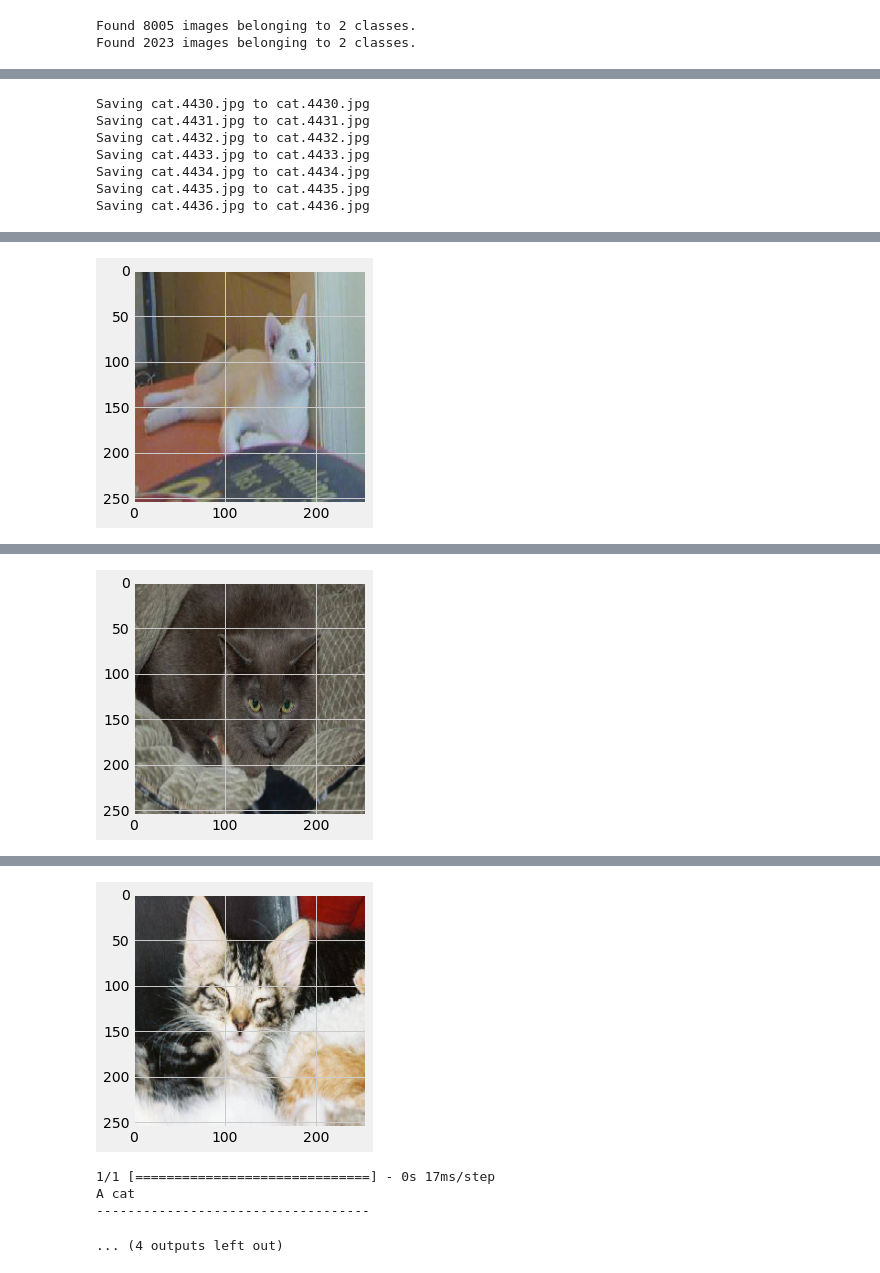
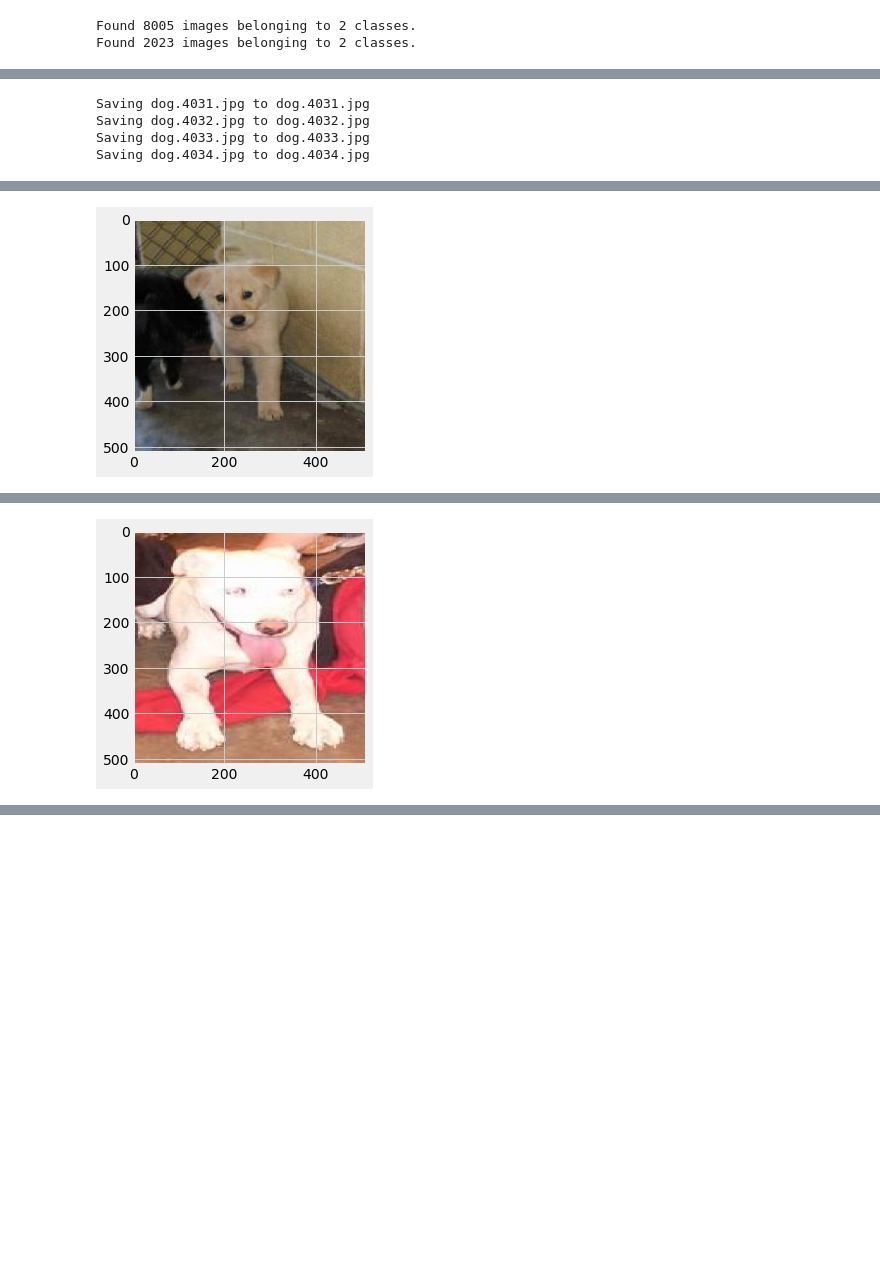
Before and after one commit to NervOUs11/Cat_or_Dog, a Jupyter notebook: CatVSDog.ipynb, the cells around one changed output, grey strips where cells are left out. Saved outputs shown, nothing was run; the diff lists cells and outputs as text; code cells hidden in the pictures; blank space fills up the shorter version.

```diff
--- a/CatVSDog.ipynb
+++ b/CatVSDog.ipynb
@@ -37,6 +37,6 @@ plt.show()
 # %%
 # Show cat image
-img = mpimg.imread('/content/training_set/training_set/cats/cat.1.jpg')
+img = mpimg.imread('/content/training_set/training_set/cats/cat.3.jpg')
 imgplt = plt.imshow(img)
 plt.show()
 # %% [output]
@@ -61,14 +61,14 @@ test_data = ImageDataGenerator(rescale=1/255)
 
 train_data = train_data.flow_from_directory(
     train_dir,
-    target_size=(256,256),
+    target_size=(512,512),
     batch_size=50,
     class_mode='binary'
 )
 
 test_data = test_data.flow_from_directory(
     test_dir,
-    target_size=(256,256),
+    target_size=(512,512),
     class_mode='binary'
 )
 # %% [output]
@@ -80,14 +80,14 @@ from keras.layers import Dense, Flatten, Dropout, Conv2D, MaxPooling2D
 
 # Build model
 model = Sequential()
-model.add(Conv2D(32, (5,5), activation='relu', input_shape = (256,256,3)))
+model.add(Conv2D(64, (3,3), activation='relu', input_shape = (512,512,3)))
 model.add(MaxPooling2D(2,2))
-model.add(Dropout(0.2))
-model.add(Conv2D(32, (5,5), activation='relu'))
+model.add(Dropout(0.1))
+model.add(Conv2D(32, (3,3), activation='relu'))
 model.add(MaxPooling2D(2,2))
-model.add(Dropout(0.2))
+model.add(Dropout(0.1))
 model.add(Flatten())
-model.add(Dense(40, activation='relu'))
+model.add(Dense(50, activation='relu'))
 model.add(Dense(1, activation='sigmoid'))
 # %%
 model.summary()
@@ -116,5 +116,5 @@ from keras.optimizers import RMSprop
 model.compile(optimizer=RMSprop(lr=0.001), loss='binary_crossentropy', metrics = ['accuracy'])
 # %%
 # Train model
-history = model.fit(train_data,epochs=25,validation_data=test_data)
+history = model.fit(train_data,epochs=20,validation_data=test_data)
 # %% [output]
@@ -172,7 +172,7 @@ uploaded = files.upload()
 for fn in uploaded.keys():
 
   path = '/content/' + fn
-  img = load_img(path, target_size=(256, 256))
+  img = load_img(path, target_size=(512, 512))
 
   imgplt = plt.imshow(img)
   plt.show()
@@ -193,10 +193,7 @@ for fn in uploaded.keys():
     print()
 # %% [output]
 [interactive output not drawn]
-Saving cat.4430.jpg to cat.4430.jpg
-Saving cat.4431.jpg to cat.4431.jpg
-Saving cat.4432.jpg to cat.4432.jpg
-Saving cat.4433.jpg to cat.4433.jpg
-Saving cat.4434.jpg to cat.4434.jpg
-Saving cat.4435.jpg to cat.4435.jpg
-Saving cat.4436.jpg to cat.4436.jpg
+Saving dog.4031.jpg to dog.4031.jpg
+Saving dog.4032.jpg to dog.4032.jpg
+Saving dog.4033.jpg to dog.4033.jpg
+Saving dog.4034.jpg to dog.4034.jpg
@@ -210,2 +207,2 @@ A cat
 -----------------------------------
-[figure, old version]
+[figure, new version]
@@ -213,3 +210,3 @@ A cat
 A dog
 -----------------------------------
-[figure, old version]
+[figure, new version]
@@ -217,7 +214,2 @@ A dog
 A cat
 -----------------------------------
-[figure, removed]
-1/1 [==============================] - 0s 17ms/step
-A cat
------------------------------------
-... (4 outputs left out)
```
Also changed, not shown: parts of 7 cells of this notebook.
